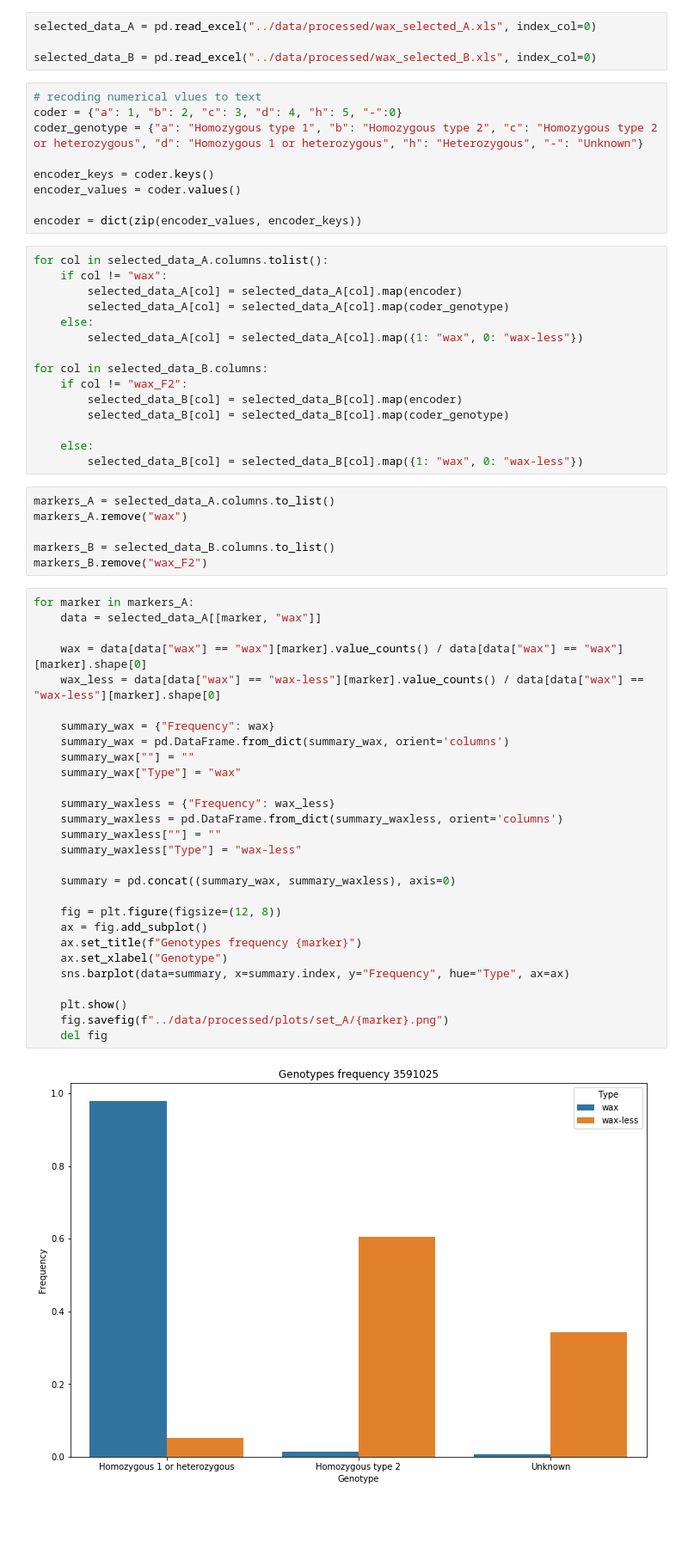
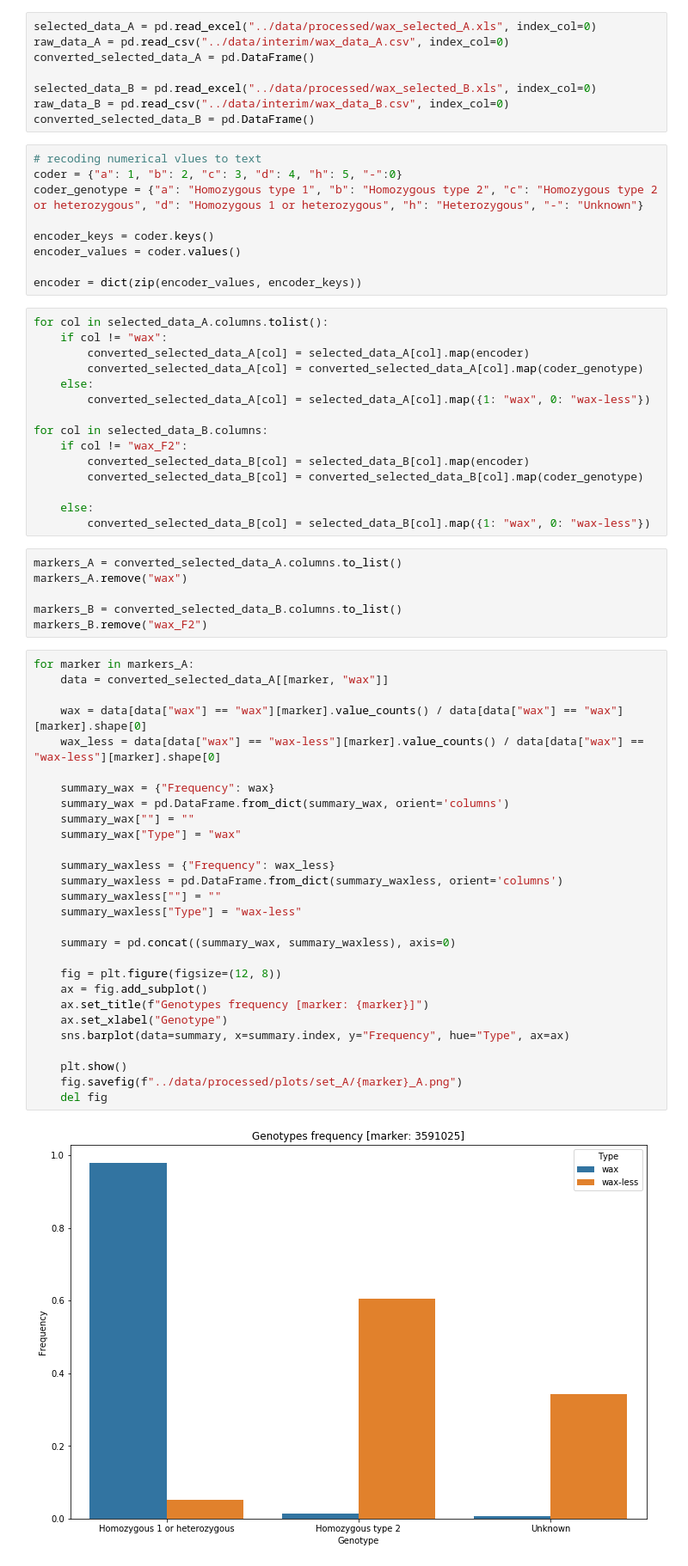
Before and after one commit to Janbinkowski96/New_DaRT_Data, a Jupyter notebook: notebooks/plots.ipynb, the cells around one changed output. Shown at 86% size. Saved outputs shown, nothing was run; the diff lists cells and outputs as text; blank space fills up the shorter version.

```diff
--- a/notebooks/plots.ipynb
+++ b/notebooks/plots.ipynb
@@ -5,7 +9,11 @@ import matplotlib.pyplot as plt
 # %%
 selected_data_A = pd.read_excel("../data/processed/wax_selected_A.xls", index_col=0)
+raw_data_A = pd.read_csv("../data/interim/wax_data_A.csv", index_col=0)
+converted_selected_data_A = pd.DataFrame()
 
 selected_data_B = pd.read_excel("../data/processed/wax_selected_B.xls", index_col=0)
+raw_data_B = pd.read_csv("../data/interim/wax_data_B.csv", index_col=0)
+converted_selected_data_B = pd.DataFrame()
 # %%
 # recoding numerical vlues to text
 coder = {"a": 1, "b": 2, "c": 3, "d": 4, "h": 5, "-":0}
@@ -18,51 +26,51 @@ encoder = dict(zip(encoder_values, encoder_keys))
 # %%
 for col in selected_data_A.columns.tolist():
     if col != "wax":
-        selected_data_A[col] = selected_data_A[col].map(encoder)
-        selected_data_A[col] = selected_data_A[col].map(coder_genotype)
+        converted_selected_data_A[col] = selected_data_A[col].map(encoder)
+        converted_selected_data_A[col] = converted_selected_data_A[col].map(coder_genotype)
     else:
-        selected_data_A[col] = selected_data_A[col].map({1: "wax", 0: "wax-less"})
+        converted_selected_data_A[col] = selected_data_A[col].map({1: "wax", 0: "wax-less"})
 
 for col in selected_data_B.columns:
     if col != "wax_F2":
-        selected_data_B[col] = selected_data_B[col].map(encoder)
-        selected_data_B[col] = selected_data_B[col].map(coder_genotype)
+        converted_selected_data_B[col] = selected_data_B[col].map(encoder)
+        converted_selected_data_B[col] = converted_selected_data_B[col].map(coder_genotype)
 
     else:
-        selected_data_B[col] = selected_data_B[col].map({1: "wax", 0: "wax-less"})
+        converted_selected_data_B[col] = selected_data_B[col].map({1: "wax", 0: "wax-less"})
 # %%
-markers_A = selected_data_A.columns.to_list()
+markers_A = converted_selected_data_A.columns.to_list()
 markers_A.remove("wax")
 
-markers_B = selected_data_B.columns.to_list()
+markers_B = converted_selected_data_B.columns.to_list()
 markers_B.remove("wax_F2")
 # %%
 for marker in markers_A:
-    data = selected_data_A[[marker, "wax"]]
+    data = converted_selected_data_A[[marker, "wax"]]
 
     wax = data[data["wax"] == "wax"][marker].value_counts() / data[data["wax"] == "wax"][marker].shape[0]
     wax_less = data[data["wax"] == "wax-less"][marker].value_counts() / data[data["wax"] == "wax-less"][marker].shape[0]
 
     summary_wax = {"Frequency": wax}
     summary_wax = pd.DataFrame.from_dict(summary_wax, orient='columns')
     summary_wax[""] = ""
     summary_wax["Type"] = "wax"
 
     summary_waxless = {"Frequency": wax_less}
     summary_waxless = pd.DataFrame.from_dict(summary_waxless, orient='columns')
     summary_waxless[""] = ""
     summary_waxless["Type"] = "wax-less"
 
     summary = pd.concat((summary_wax, summary_waxless), axis=0)
 
     fig = plt.figure(figsize=(12, 8))
     ax = fig.add_subplot()
-    ax.set_title(f"Genotypes frequency {marker}")
+    ax.set_title(f"Genotypes frequency [marker: {marker}]")
     ax.set_xlabel("Genotype")
     sns.barplot(data=summary, x=summary.index, y="Frequency", hue="Type", ax=ax)
 
     plt.show()
-    fig.savefig(f"../data/processed/plots/set_A/{marker}.png")
+    fig.savefig(f"../data/processed/plots/set_A/{marker}_A.png")
     del fig
 # %% [output]
-[figure, old version]
+[figure, new version]
```
Also changed, not shown: parts of 12 cells of this notebook, 54 other files.
